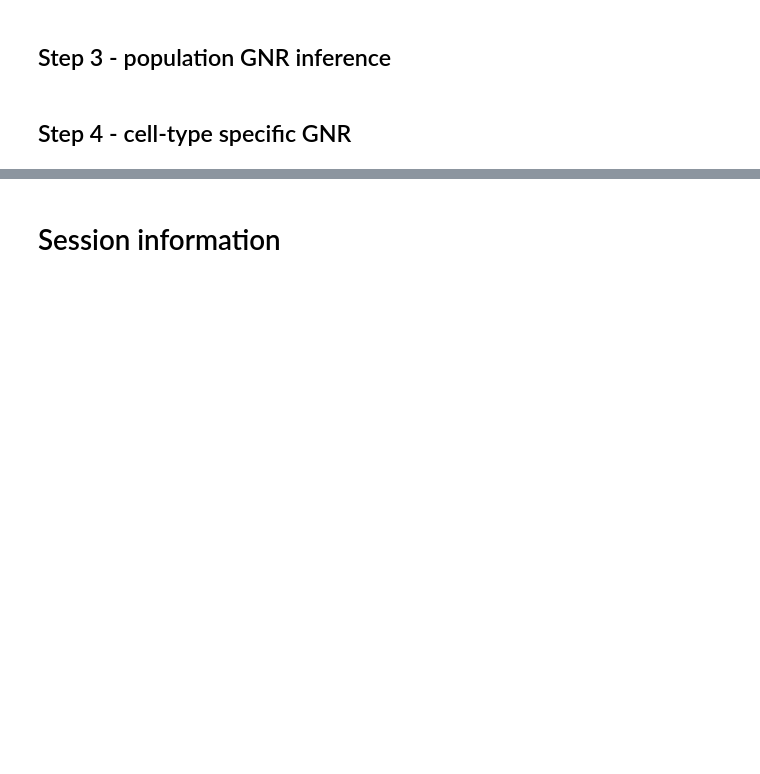
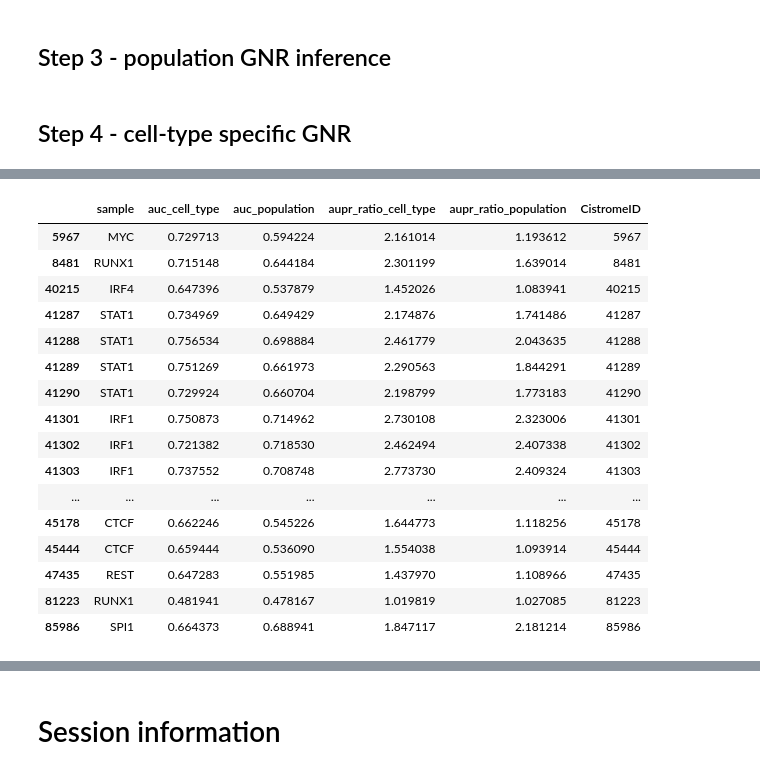
Before and after one commit to szysztof17/thesis, a Jupyter notebook: src/jupyter/LINGER.ipynb, the cells around one changed output, grey strips where cells are left out. Saved outputs shown, nothing was run; the diff lists cells and outputs as text; code cells hidden in the pictures; blank space fills up the shorter version.

```diff
--- a/src/jupyter/LINGER.ipynb
+++ b/src/jupyter/LINGER.ipynb
@@ -169,0 +231,4 @@ LL_net.cell_type_specific_trans_reg(GRNdir,adata_RNA,celltype,outdir)
+# %%
+ids = [5967, 8481, 40215, 41287, 41288, 41289, 41290, 41301, 41302, 41303, 44092, 44093, 44094, 44097, 44098, 45178, 45444, 47435, 81223, 85986]
+tfs = ["MYC", "RUNX1", "IRF4", "STAT1", "STAT1", "STAT1", "STAT1", "IRF1", "IRF1", "IRF1", "ETS1", "ETS1", "ETS1", "RUNX1", "FOXP3", "CTCF", "CTCF", "REST", "RUNX1", "SPI1"]
+cell_types = ["naive B cells", "myeloid DC", "naive B cells", "classical monocytes", "classical monocytes", "classical monocytes", "classical monocytes", "classical monocytes", "classical monocytes", "classical monocytes", "naive CD4 T cells", "naive CD4 T cells", "naive CD4 T cells", "naive CD4 T cells", "naive CD4 T cells", "naive B cells", "classical monocytes", "naive CD4 T cells", "classical monocytes", "classical monocytes"]
@@ -169,0 +249,33 @@ LL_net.cell_type_specific_trans_reg(GRNdir,adata_RNA,celltype,outdir)
+# %%
+from LingerGRN import Benchmk_modified
+
+for i, tf in enumerate(tfs):
+    Method_name=[cell_types[i],'cell population']
+    Infer_trans=[outdir+f'cell_type_specific_trans_regulatory_{cell_types[i]}.txt',outdir+'cell_population_trans_regulatory.txt']
+    Groundtruth = f'/home/kl467102/thesis/data/gt/{ids[i]}_gene_score_5fold.txt'
+    auc = Benchmk_modified.bm_trans(tfs[i],Method_name,Groundtruth,Infer_trans,outdir,'matrix')
+    AUCs[ids[i]] = auc
+    #print(f'Benchamrked {tf}, {i+1}/{len(tfs)}')
+#print(AUCs)
+# %%
+results_df = pd.DataFrame.from_dict(AUCs, orient='index')
+results_df['CistromeID'] = results_df.index
+results_df
+# %% [output]
+|  | sample | auc_cell_type | auc_population | aupr_ratio_cell_type | aupr_ratio_population | CistromeID |
+| 5967 | MYC | 0.729713 | 0.594224 | 2.161014 | 1.193612 | 5967 |
+| 8481 | RUNX1 | 0.715148 | 0.644184 | 2.301199 | 1.639014 | 8481 |
+| 40215 | IRF4 | 0.647396 | 0.537879 | 1.452026 | 1.083941 | 40215 |
+| 41287 | STAT1 | 0.734969 | 0.649429 | 2.174876 | 1.741486 | 41287 |
+| 41288 | STAT1 | 0.756534 | 0.698884 | 2.461779 | 2.043635 | 41288 |
+| 41289 | STAT1 | 0.751269 | 0.661973 | 2.290563 | 1.844291 | 41289 |
+| 41290 | STAT1 | 0.729924 | 0.660704 | 2.198799 | 1.773183 | 41290 |
+| 41301 | IRF1 | 0.750873 | 0.714962 | 2.730108 | 2.323006 | 41301 |
+| 41302 | IRF1 | 0.721382 | 0.718530 | 2.462494 | 2.407338 | 41302 |
+| 41303 | IRF1 | 0.737552 | 0.708748 | 2.773730 | 2.409324 | 41303 |
+| ... | ... | ... | ... | ... | ... | ... |
+| 45178 | CTCF | 0.662246 | 0.545226 | 1.644773 | 1.118256 | 45178 |
+| 45444 | CTCF | 0.659444 | 0.536090 | 1.554038 | 1.093914 | 45444 |
+| 47435 | REST | 0.647283 | 0.551985 | 1.437970 | 1.108966 | 47435 |
+| 81223 | RUNX1 | 0.481941 | 0.478167 | 1.019819 | 1.027085 | 81223 |
+| 85986 | SPI1 | 0.664373 | 0.688941 | 1.847117 | 2.181214 | 85986 |
```
Also changed, not shown: parts of 26 cells of this notebook, 3 other files.
